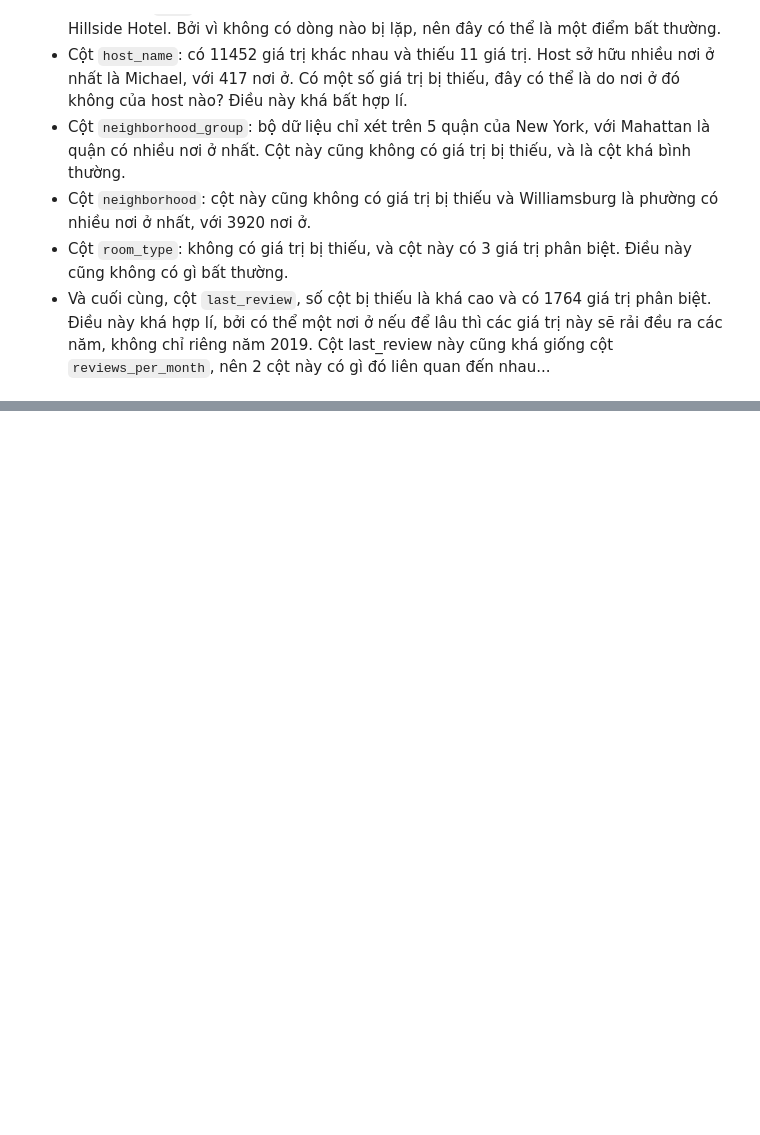
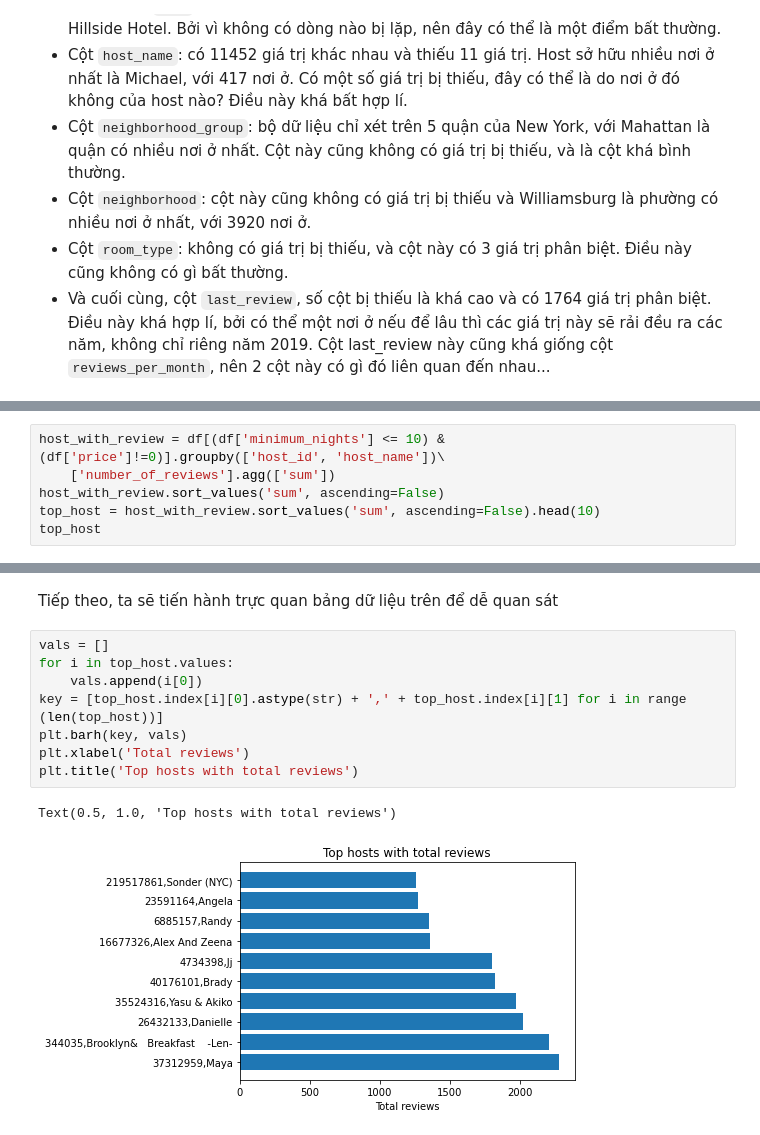
Before and after one commit to huutuan122/P4DS_Final, a Jupyter notebook: code/Tuan.ipynb, the cells around one changed output, grey strips where cells are left out. Saved outputs shown, nothing was run; the diff lists cells and outputs as text; blank space fills up the shorter version.

```diff
--- a/code/Tuan.ipynb
+++ b/code/Tuan.ipynb
@@ -117,0 +312,6 @@ np.unique(df['id'])
+# %%
+host_with_review = df[(df['minimum_nights'] <= 10) & (df['price']!=0)].groupby(['host_id', 'host_name'])\
+    ['number_of_reviews'].agg(['sum'])
+host_with_review.sort_values('sum', ascending=False)
+top_host = host_with_review.sort_values('sum', ascending=False).head(10)
+top_host
@@ -117,0 +331,13 @@ np.unique(df['id'])
+# %% [markdown]
+Tiếp theo, ta sẽ tiến hành trực quan bảng dữ liệu trên để dễ quan sát
+# %%
+vals = []
+for i in top_host.values:
+    vals.append(i[0])
+key = [top_host.index[i][0].astype(str) + ',' + top_host.index[i][1] for i in range (len(top_host))]
+plt.barh(key, vals)
+plt.xlabel('Total reviews')
+plt.title('Top hosts with total reviews')
+# %% [output]
+Text(0.5, 1.0, 'Top hosts with total reviews')
+[figure, added]
```
Also changed, not shown: parts of 39 cells of this notebook.
